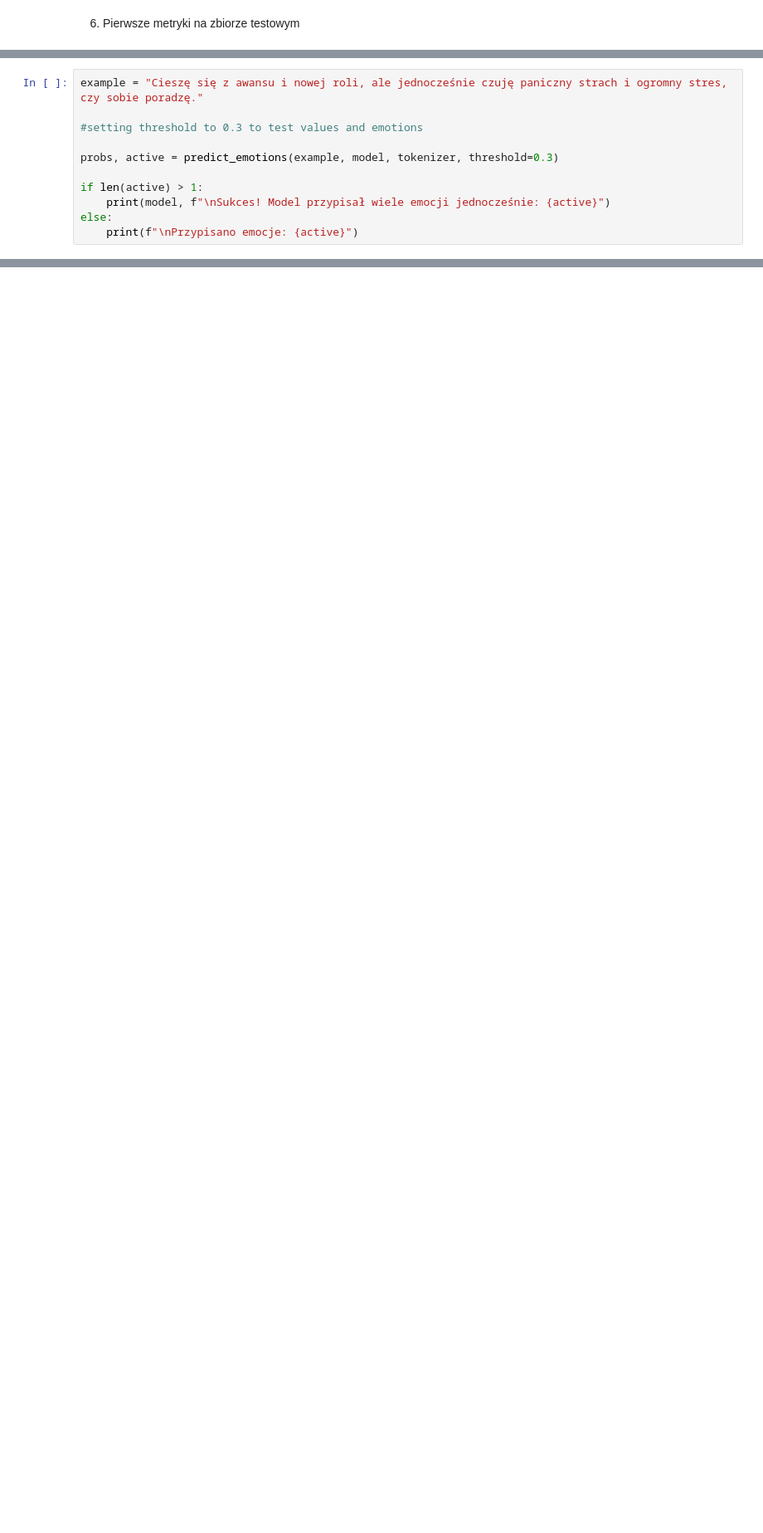
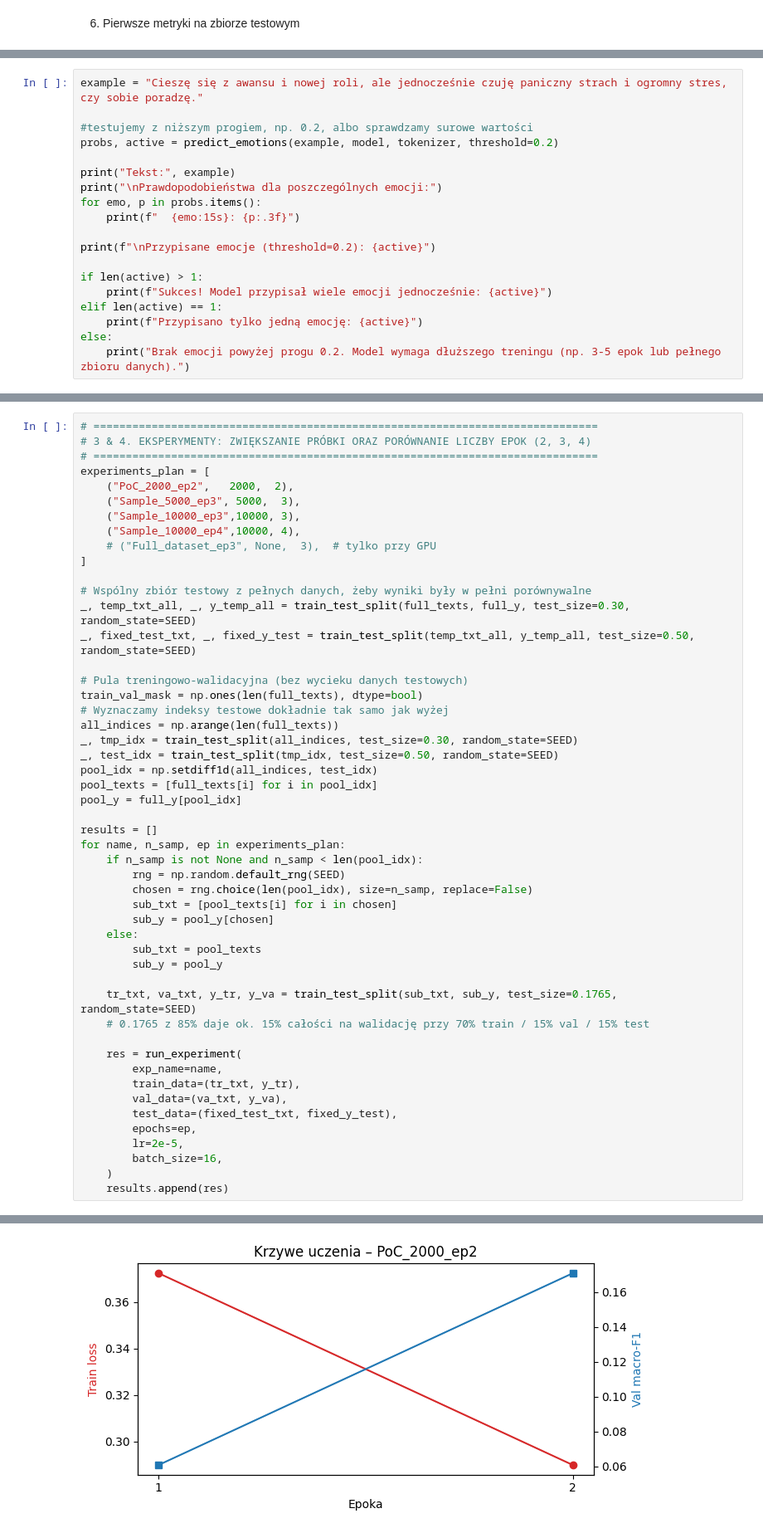
Before and after one commit to marcinoPlayGames/Analyze-emotions-in-polish-internet-posts-using-dataset-TwitterEmo, a Jupyter notebook: notebooks/01_poc_herbert.ipynb, the cells around one changed output, grey strips where cells are left out. Shown at 83% size. Drawn from its saved outputs; the diff is of its cells as text; blank space fills up the shorter version.

Commit message:
Making code to analyze learning of the model and assigning of emotion labels

```diff
--- a/notebooks/01_poc_herbert.ipynb
+++ b/notebooks/01_poc_herbert.ipynb
@@ -606,11 +433,19 @@ for emo, f1 in zip(EMOTIONS, per_emo):
 # %%
 example = "Cieszę się z awansu i nowej roli, ale jednocześnie czuję paniczny strach i ogromny stres, czy sobie poradzę."
 
-#setting threshold to 0.3 to test values and emotions
+#testujemy z niższym progiem, np. 0.2, albo sprawdzamy surowe wartości
+probs, active = predict_emotions(example, model, tokenizer, threshold=0.2)
 
-probs, active = predict_emotions(example, model, tokenizer, threshold=0.3)
+print("Tekst:", example)
+print("\nPrawdopodobieństwa dla poszczególnych emocji:")
+for emo, p in probs.items():
+    print(f"  {emo:15s}: {p:.3f}")
+
+print(f"\nPrzypisane emocje (threshold=0.2): {active}")
 
 if len(active) > 1:
-    print(model, f"\nSukces! Model przypisał wiele emocji jednocześnie: {active}")
+    print(f"Sukces! Model przypisał wiele emocji jednocześnie: {active}")
+elif len(active) == 1:
+    print(f"Przypisano tylko jedną emocję: {active}")
 else:
-    print(f"\nPrzypisano emocje: {active}")
+    print("Brak emocji powyżej progu 0.2. Model wymaga dłuższego treningu (np. 3-5 epok lub pełnego zbioru danych).")
@@ -616,0 +685,51 @@ else:
+# %%
+# ==============================================================================
+# 3 & 4. EKSPERYMENTY: ZWIĘKSZANIE PRÓBKI ORAZ PORÓWNANIE LICZBY EPOK (2, 3, 4)
+# ==============================================================================
+experiments_plan = [
+    ("PoC_2000_ep2",   2000,  2),
+    ("Sample_5000_ep3", 5000,  3),
+    ("Sample_10000_ep3",10000, 3),
+    ("Sample_10000_ep4",10000, 4),
+    # ("Full_dataset_ep3", None,  3),  # tylko przy GPU
+]
+
+# Wspólny zbiór testowy z pełnych danych, żeby wyniki były w pełni porównywalne
+_, temp_txt_all, _, y_temp_all = train_test_split(full_texts, full_y, test_size=0.30, random_state=SEED)
+_, fixed_test_txt, _, fixed_y_test = train_test_split(temp_txt_all, y_temp_all, test_size=0.50, random_state=SEED)
+
+# Pula treningowo-walidacyjna (bez wycieku danych testowych)
+train_val_mask = np.ones(len(full_texts), dtype=bool)
+# Wyznaczamy indeksy testowe dokładnie tak samo jak wyżej
+all_indices = np.arange(len(full_texts))
+_, tmp_idx = train_test_split(all_indices, test_size=0.30, random_state=SEED)
+_, test_idx = train_test_split(tmp_idx, test_size=0.50, random_state=SEED)
+pool_idx = np.setdiff1d(all_indices, test_idx)
+pool_texts = [full_texts[i] for i in pool_idx]
+pool_y = full_y[pool_idx]
+
+results = []
+for name, n_samp, ep in experiments_plan:
+    if n_samp is not None and n_samp < len(pool_idx):
+        rng = np.random.default_rng(SEED)
+        chosen = rng.choice(len(pool_idx), size=n_samp, replace=False)
+        sub_txt = [pool_texts[i] for i in chosen]
+        sub_y = pool_y[chosen]
+    else:
+        sub_txt = pool_texts
+        sub_y = pool_y
+
+    tr_txt, va_txt, y_tr, y_va = train_test_split(sub_txt, sub_y, test_size=0.1765, random_state=SEED)
+    # 0.1765 z 85% daje ok. 15% całości na walidację przy 70% train / 15% val / 15% test
+
+    res = run_experiment(
+        exp_name=name,
+        train_data=(tr_txt, y_tr),
+        val_data=(va_txt, y_va),
+        test_data=(fixed_test_txt, fixed_y_test),
+        epochs=ep,
+        lr=2e-5,
+        batch_size=16,
+    )
+    results.append(res)
+# %% [output]
@@ -616,0 +757 @@ else:
+[figure, added]
```
Also changed, not shown: parts of 22 cells of this notebook.
